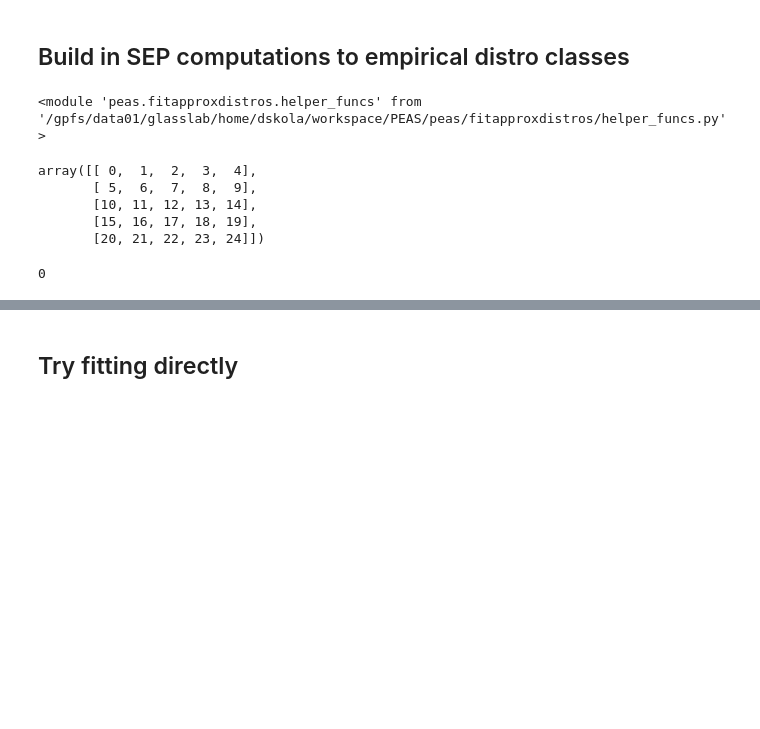
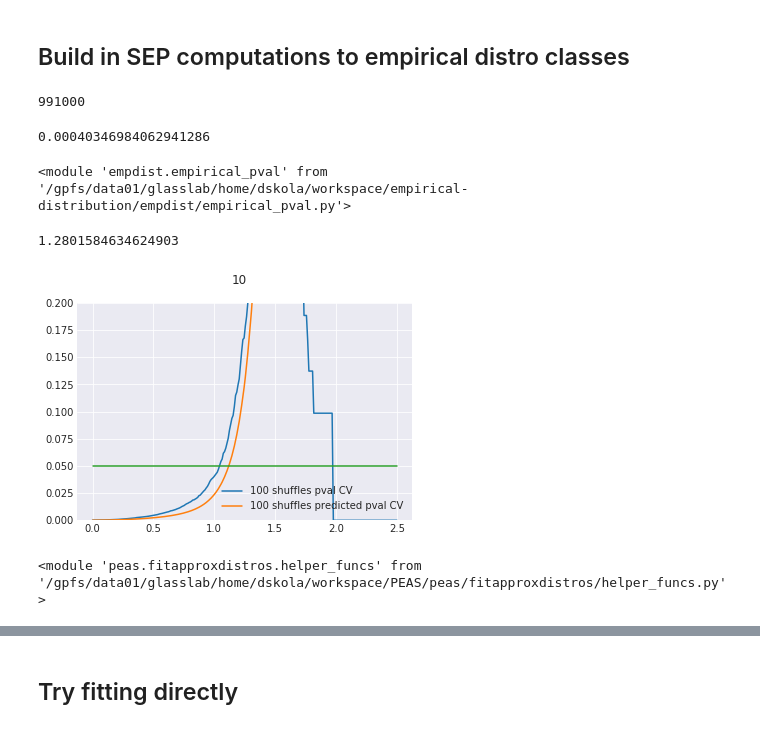
Before and after one commit to phageghost/PEAS, a Jupyter notebook: develop_distributions_2d.ipynb, the cells around one changed output, grey strips where cells are left out. Saved outputs shown, nothing was run; the diff lists cells and outputs as text; code cells hidden in the pictures; blank space fills up the shorter version.

```diff
--- a/develop_distributions_2d.ipynb
+++ b/develop_distributions_2d.ipynb
@@ -652,3 +652,16 @@ def determine_p_cutoff(n, target_error_coefficient=0.05):
     is expected to exhibit this or smaller error.
     """
     return 1 / (n * target_error_coefficient**2 + 1)
+# %%
+this_data = numpy.sort(ground_truth_shuffled_data[10])
+print(len(this_data))
+# %% [output]
+991000
+# %%
+determine_p_cutoff(n=len(this_data))
+# %% [output]
+0.00040346984062941286
+# %%
+reload(empdist.empirical_pval)
+# %% [output]
+<module 'empdist.empirical_pval' from '/gpfs/data01/glasslab/home/dskola/workspace/empirical-distribution/empdist/empirical_pval.py'>
@@ -655,3 +670,42 @@ def determine_p_cutoff(n, target_error_coefficient=0.05):
+# %%
+compute_empirical_quantile(this_data, 1-determine_p_cutoff(n=len(this_data)))
+# %% [output]
+1.2801584634624903
+# %%
+xs = numpy.linspace(0, 2.5, num=250)
+
+for size in [10]:
+    empirical_pval_results = []
+
+    for run in range(100):
+        this_data = downsampled_sep_testing[run][size]
+        this_empirical_pvals = empdist.empirical_pval.compute_empirical_pvalue(data=this_data,
+                                                                   values=xs, tail='right', is_sorted=False)
+        empirical_pval_results.append(this_empirical_pvals)
+
+    all_empirical_pvals = numpy.vstack(empirical_pval_results)
+
+    this_ground_truth = ground_truth_shuffled_means[size]
+    gt_empirical_pvals = empdist.empirical_pval.compute_empirical_pvalue(data=this_ground_truth,
+                                                values=xs, tail='right', is_sorted=True)
+
+    empirical_pval_mean = (all_empirical_pvals).mean(axis=0)
+    empirical_pval_sd = (all_empirical_pvals).std(axis=0)
+    empirical_pval_cv = empirical_pval_sd / empirical_pval_mean
+
+    predicted_pval_sd = sep(n=len(downsampled_sep_testing[0][size]), p=empirical_pval_mean)
+    predicted_pval_cv = predicted_pval_sd / empirical_pval_mean
+
+    plt.plot(xs, empirical_pval_cv, label='100 shuffles pval CV')
+    plt.plot(xs, predicted_pval_cv, label='100 shuffles predicted pval CV')
+
+    plt.plot(xs, [0.05]*len(xs))
+    plt.legend()
+    plt.ylim(0,0.2)
+    plt.suptitle(size)
+    plt.show()
+# %% [output]
+[figure, added]
 # %%
 import peas
 reload(peas)
@@ -746,15 +801,2 @@ class PiecewiseApproxLinearDirect:
     def logsf(self, x):
         return self._piecewise_logsf(x, self.inflection_point, self.slope)
-# %%
-x = numpy.arange(25).reshape((5,5))
-x
-# %% [output]
-array([[ 0,  1,  2,  3,  4],
-       [ 5,  6,  7,  8,  9],
-       [10, 11, 12, 13, 14],
-       [15, 16, 17, 18, 19],
-       [20, 21, 22, 23, 24]])
-# %%
-x.min()
-# %% [output]
-0
```
Also changed, not shown: parts of 24 cells of this notebook, 1 other file.
